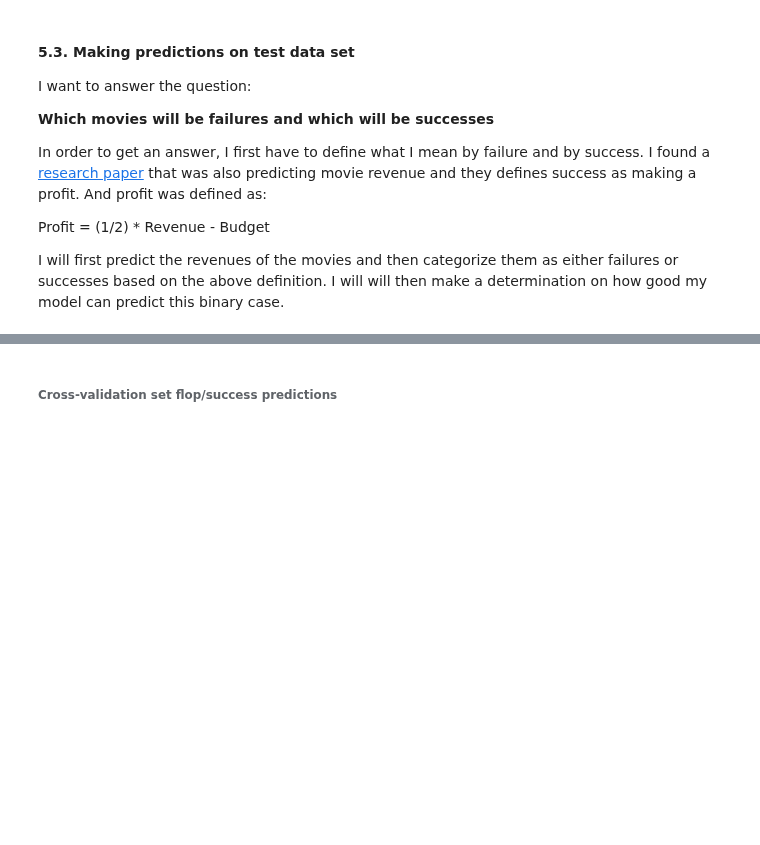
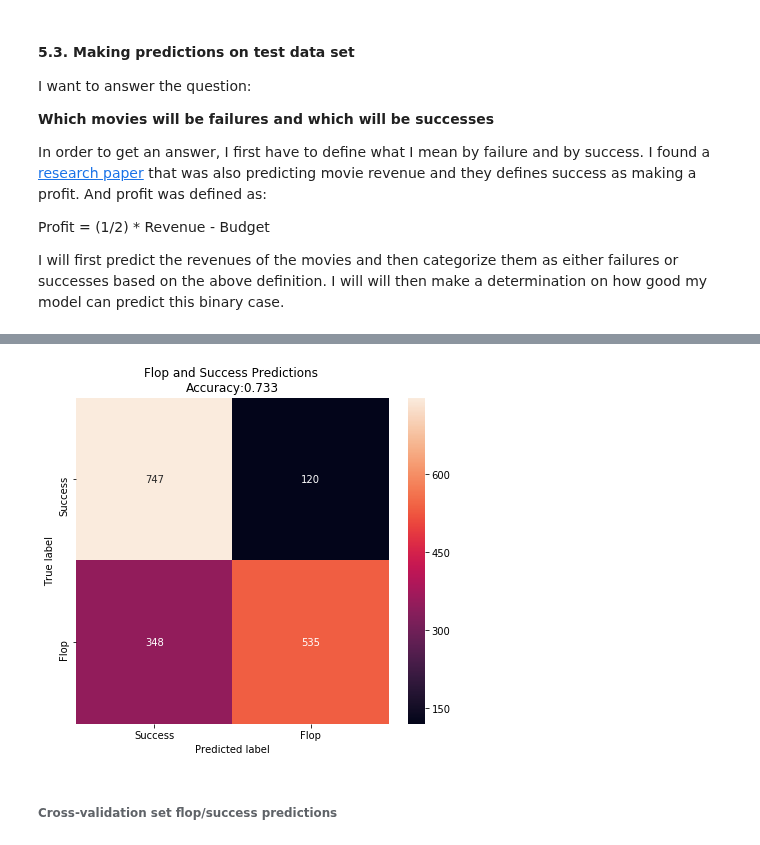
Before and after one commit to julianikulski/tmdb, a Jupyter notebook: tmdb.ipynb, the cells around one changed output, grey strips where cells are left out. Cells and saved outputs as stored; diff of their text form; code cells hidden in the pictures; blank space fills up the shorter version.

Commit message:
feat: Add confusion matrices for train and cross sets

```diff
--- a/tmdb.ipynb
+++ b/tmdb.ipynb
@@ -2192,0 +2238,23 @@ I will first predict the revenues of the movies and then categorize them as eith
+# %%
+def plot_confusion_matrix(y_test, y_pred):
+    '''
+    Function to plot a confusion matrix and the accuracy of the predictions
+    Args: y_test = numpy array or pandas series; categorical values of actual flop/success
+          y_pred = numpy array or pandas series; categorical values of predicted flop/success
+    Returns: None
+    '''
+
+    # Create confusion matrix
+    cm = confusion_matrix(y_test, y_pred)
+
+    # Convert confusion matrix to dataframe
+    cm_df = pd.DataFrame(cm, index = ['Success', 'Flop'], columns = ['Success', 'Flop'])
+
+    # Plot the confuction matrix
+    plt.figure(figsize=(7, 6))
+    sb.heatmap(cm_df, annot=True, fmt='d')
+
+    plt.title('Flop and Success Predictions \nAccuracy:{0:.3f}'.format(accuracy_score(y_test,
+                                                                                      y_pred)))
+    plt.ylabel('True label')
+    plt.xlabel('Predicted label');
@@ -2192,0 +2263,4 @@ I will first predict the revenues of the movies and then categorize them as eith
+# %%
+# Get dataframe containing predictions on flops and successes of movies
+flop_success_X_train = flop_success_preds(train_features_with_title, X_train, y_pred_train_lgb, train_set=True, label_df=train_revenue)
+flop_success_X_train
@@ -2193,3 +2286,8 @@ I will first predict the revenues of the movies and then categorize them as eith
+# %%
+# Add confusion matrix for X_train dataset
+plot_confusion_matrix(flop_success_X_train['cat_profit_actual'], flop_success_X_train['cat_profit_preds'])
+# %% [output]
+[figure, added]
 # %% [markdown]
 ###### Cross-validation set flop/success predictions
 # %%
```
Also changed, not shown: parts of 8 cells of this notebook.
